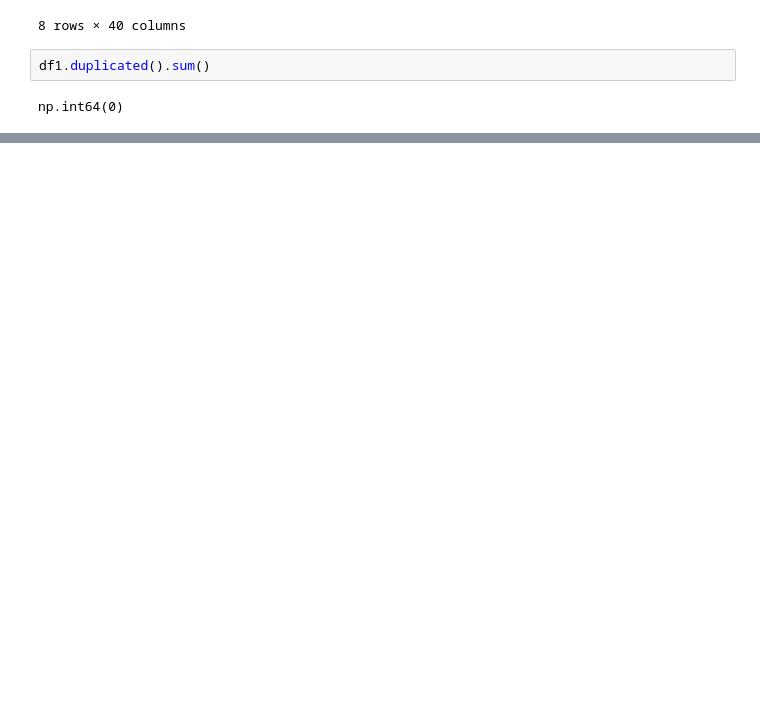
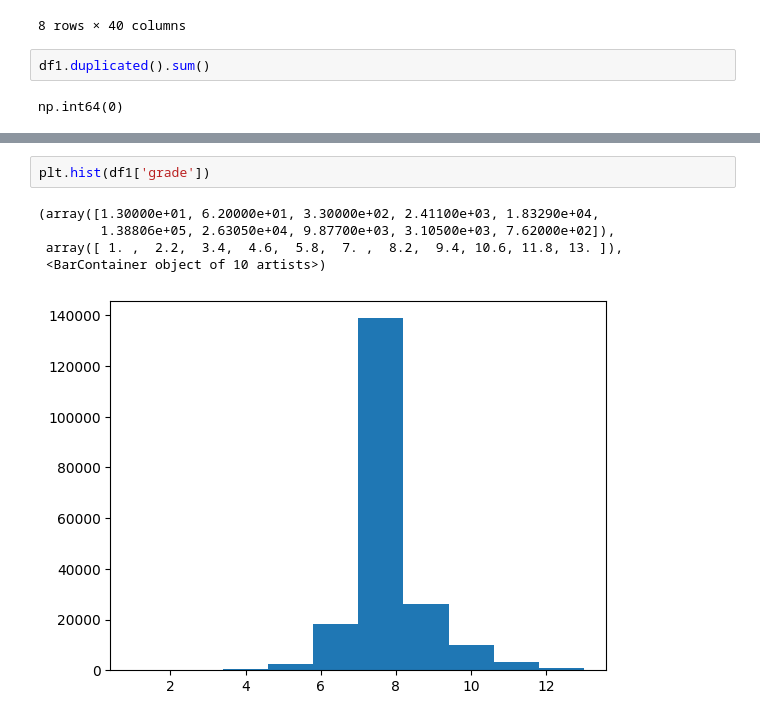
Before and after one commit to Shally-1997/project_house_prediction, a Jupyter notebook: HousePrice.ipynb, the cells around one changed output, grey strips where cells are left out. Cells and saved outputs as stored; diff of their text form; blank space fills up the shorter version.

```diff
--- a/HousePrice.ipynb
+++ b/HousePrice.ipynb
@@ -117,0 +224,8 @@ ValueError: could not convert string to float: '2014-11-15'
+# %%
+plt.hist(df1['grade'])
+# %% [output]
+(array([1.30000e+01, 6.20000e+01, 3.30000e+02, 2.41100e+03, 1.83290e+04,
+        1.38806e+05, 2.63050e+04, 9.87700e+03, 3.10500e+03, 7.62000e+02]),
+ array([ 1. ,  2.2,  3.4,  4.6,  5.8,  7. ,  8.2,  9.4, 10.6, 11.8, 13. ]),
+ <BarContainer object of 10 artists>)
+[figure, added]
```
Also changed, not shown: parts of 18 cells of this notebook.
